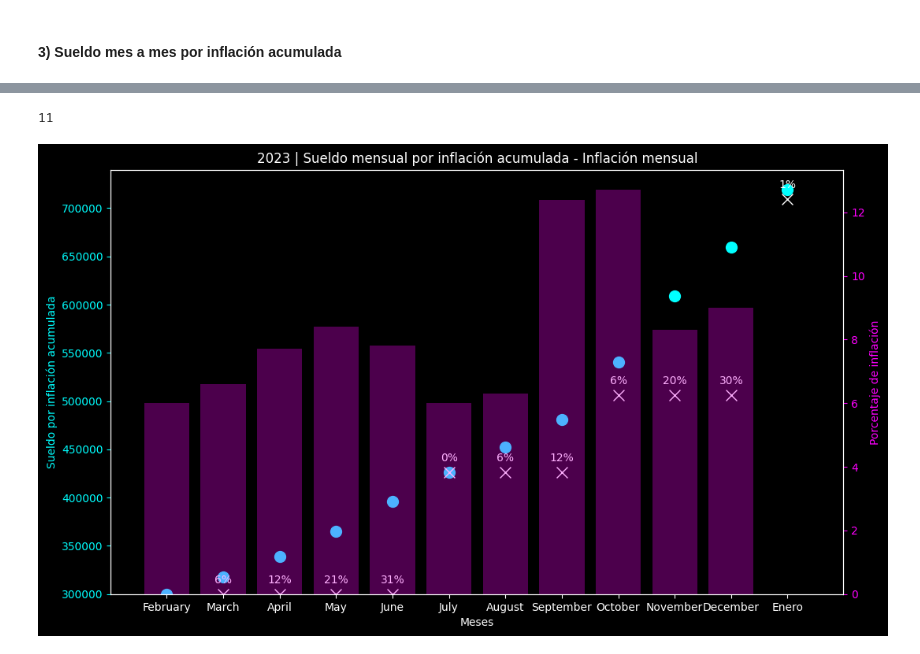
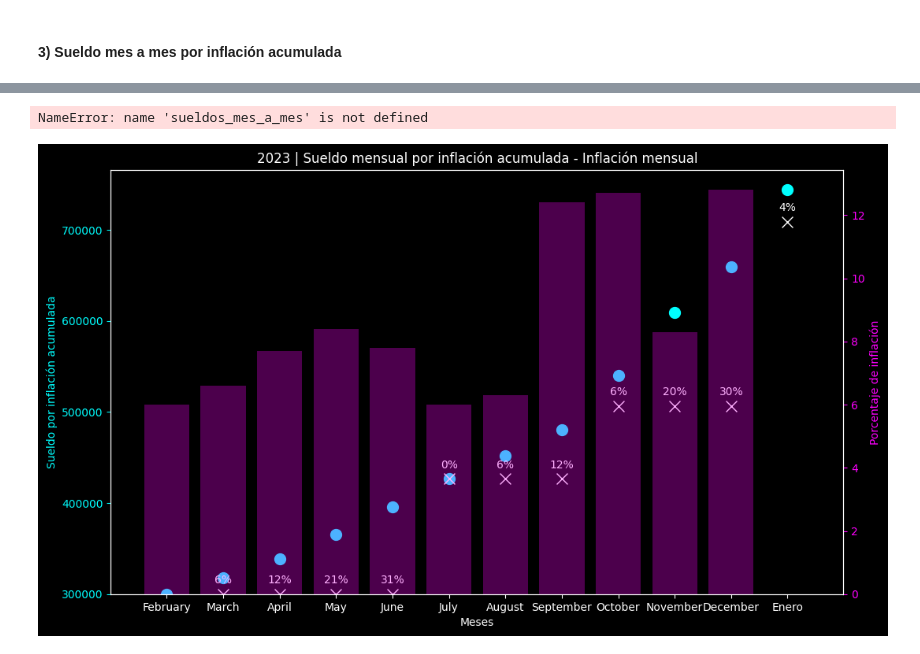
Before and after one commit to belenareal/testing_codes, a Jupyter notebook: sueldo_inflacion.ipynb, the cells around one changed output, grey strips where cells are left out. Cells and saved outputs as stored; diff of their text form; code cells hidden in the pictures.

```diff
--- a/sueldo_inflacion.ipynb
+++ b/sueldo_inflacion.ipynb
@@ -6,7 +6,7 @@
 # %% [markdown]
 ##### 1) Inflación acumuladas:
 # %%
-tasas_inflacion = [6.0, 6.6, 7.7, 8.4, 7.8, 6.0, 6.3, 12.4, 12.7, 8.3]
+tasas_inflacion = [6.0, 6.6, 7.7, 8.4, 7.8, 6.0, 6.3, 12.4, 12.7, 8.3, 12.8]
 
 # Convertir las tasas de porcentaje a decimales
 tasas_decimales = [tasa / 100 for tasa in tasas_inflacion]
@@ -45,7 +45,8 @@ tasas_inflacion = [6.0,
                    6.3,
                    12.4,
                    12.7,
-                   8.3]
+                   8.3,
+                   12.8]
 
 meses = ['enero',
          'febrero',
@@ -81,7 +82,7 @@ def calcular_sueldos_mensuales(sueldo_inicial, tasas_inflacion):
     return sueldos_mensuales
 
 sueldo_inicial = float(input("Ingrese el sueldo inicial: "))
-tasas_inflacion = [6.0, 6.6, 7.7, 8.4, 7.8, 6.0, 6.3, 12.4, 12.7, 8.3]
+tasas_inflacion = [6.0, 6.6, 7.7, 8.4, 7.8, 6.0, 6.3, 12.4, 12.7, 8.3, 12.8]
 meses = list(calendar.month_name)[1:len(sueldos_mes_a_mes)+1]
 sueldos_mes_a_mes = calcular_sueldos_mensuales(sueldo_inicial, [tasa / 100 for tasa in tasas_inflacion])
 
@@ -120,7 +121,7 @@ plt.show()
 # %%
 len(sueldos_mes_a_mes)
 # %% [output]
-11
+NameError: name 'sueldos_mes_a_mes' is not defined
 # %%
 import matplotlib.pyplot as plt
 import calendar
@@ -136,7 +137,7 @@ def calcular_sueldos_mensuales(sueldo_inicial, tasas_inflacion):
 
 # Datos
 sueldo_inicial = float(input("Ingrese el sueldo inicial: "))
-tasas_inflacion = [6.0, 6.6, 7.7, 8.4, 7.8, 6.0, 6.3, 12.4, 12.7, 8.3, 9]
+tasas_inflacion = [6.0, 6.6, 7.7, 8.4, 7.8, 6.0, 6.3, 12.4, 12.7, 8.3, 12.8]
 sueldos_reales = [0, 300000, 300000, 300000, 300000, 426600, 426600, 426600, 506552, 506552, 506552, 709173]
 sueldos_mes_a_mes = calcular_sueldos_mensuales(sueldo_inicial,
                                                [tasa / 100 for tasa in tasas_inflacion])
@@ -182,34 +183,34 @@ scatter2 = ax1.scatter(meses, sueldos_reales, s=100, marker='x',
                        linewidth=1, label='Sueldo Real')
 
 # Agregar diferencia porcentual como texto en el gráfico (sin decimales)
 for i, txt in enumerate(diferencia_porcentual):
     ax1.annotate(f'{int(txt)}%', (meses[i], sueldos_reales[i]),
                  textcoords="offset points", xytext=(0,10),
                  ha='center', fontsize=10, color=color_blanco)
 
 # Desactivar la grilla para ax1
 ax1.grid(False)
 
 # Crear un segundo eje y para el gráfico de barras (tasas_inflacion)
 ax2 = ax1.twinx()
 color_ax2 = 'magenta'
 ax2.bar(meses, tasas_inflacion, alpha=0.3,
         color=color_ax2)
 ax2.set_ylabel('Porcentaje de inflación', color=color_ax2)
 ax2.tick_params('y', colors=color_ax2)
 
 # Desactivar la grilla para ax2
 ax2.grid(False)
 
 # # Mostrar la leyenda
 # fig.tight_layout()
 # fig.legend(handles=[scatter1, scatter2], loc='upper left')
 
 # Mostrar el gráfico
 plt.title('2023 | Sueldo mensual por inflación acumulada - Inflación mensual')
 plt.show()
 # %% [output]
-[figure, old version]
+[figure, new version]
 # %%
 # Modificar la generación de sueldos_mes_a_mes para comenzar desde el segundo mes
 sueldos_mes_a_mes = calcular_sueldos_mensuales(sueldo_inicial,
```
Also changed, not shown: parts of 4 cells of this notebook.
